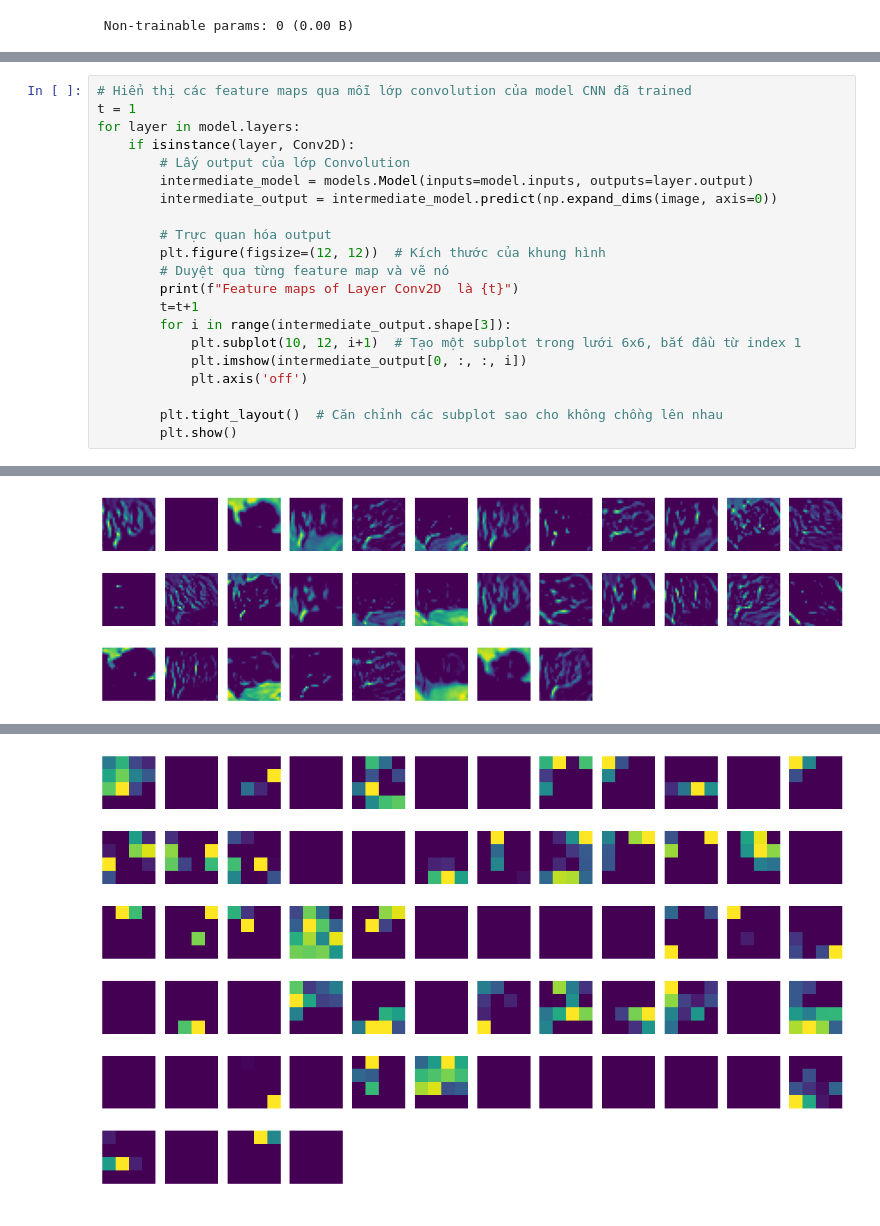
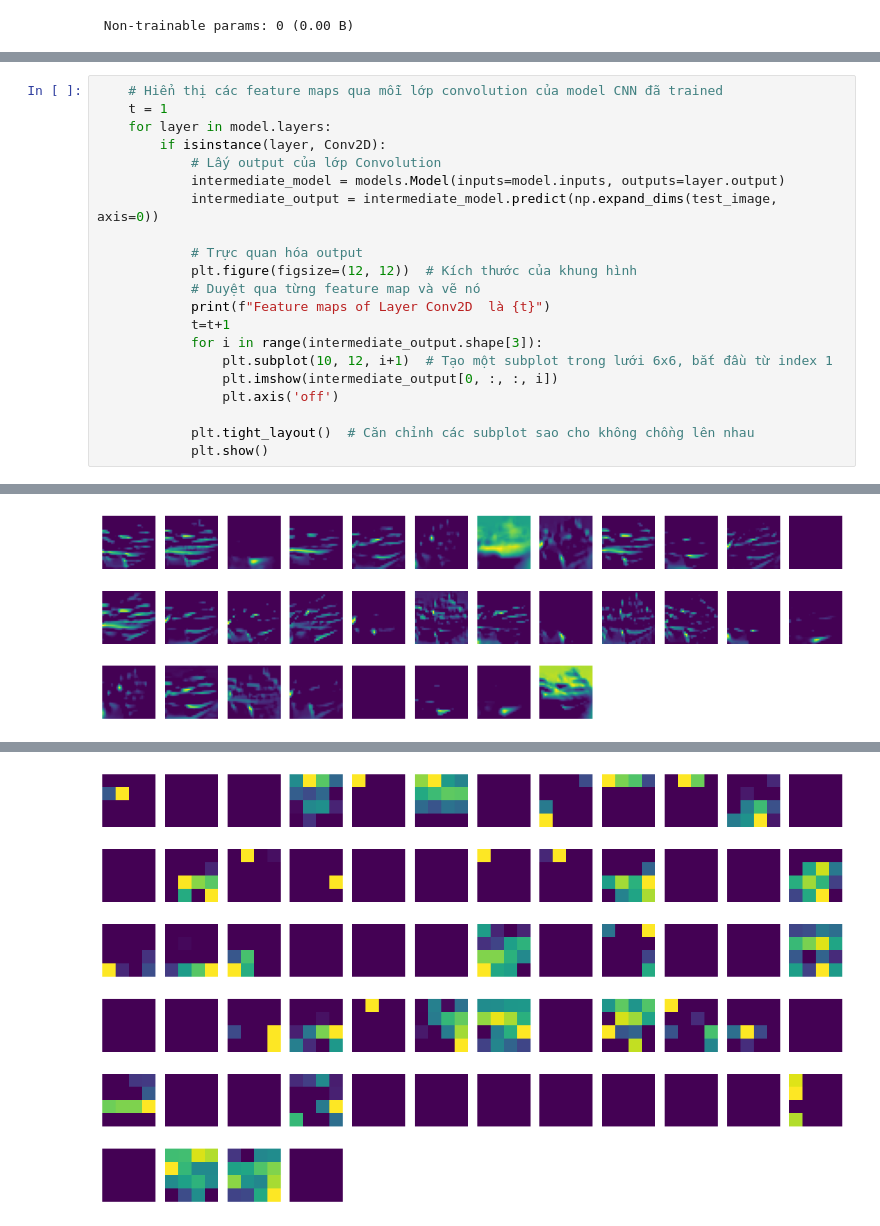
Before and after one commit to hihieu04/Convolutional_neural_network, a Jupyter notebook: Bacsic_CNN.ipynb, the cells around one changed output, grey strips where cells are left out. Cells and saved outputs as stored; diff of their text form.

```diff
--- a/Bacsic_CNN.ipynb
+++ b/Bacsic_CNN.ipynb
@@ -147,22 +148,22 @@ NameError: name 'test_images' is not defined
 # %%
-# Hiển thị các feature maps qua mỗi lớp convolution của model CNN đã trained
-t = 1
-for layer in model.layers:
-    if isinstance(layer, Conv2D):
-        # Lấy output của lớp Convolution
-        intermediate_model = models.Model(inputs=model.inputs, outputs=layer.output)
-        intermediate_output = intermediate_model.predict(np.expand_dims(image, axis=0))
+    # Hiển thị các feature maps qua mỗi lớp convolution của model CNN đã trained
+    t = 1
+    for layer in model.layers:
+        if isinstance(layer, Conv2D):
+            # Lấy output của lớp Convolution
+            intermediate_model = models.Model(inputs=model.inputs, outputs=layer.output)
+            intermediate_output = intermediate_model.predict(np.expand_dims(test_image, axis=0))
 
-        # Trực quan hóa output
-        plt.figure(figsize=(12, 12))  # Kích thước của khung hình
-        # Duyệt qua từng feature map và vẽ nó
-        print(f"Feature maps of Layer Conv2D  là {t}")
-        t=t+1
-        for i in range(intermediate_output.shape[3]):
-            plt.subplot(10, 12, i+1)  # Tạo một subplot trong lưới 6x6, bắt đầu từ index 1
-            plt.imshow(intermediate_output[0, :, :, i])
-            plt.axis('off')
+            # Trực quan hóa output
+            plt.figure(figsize=(12, 12))  # Kích thước của khung hình
+            # Duyệt qua từng feature map và vẽ nó
+            print(f"Feature maps of Layer Conv2D  là {t}")
+            t=t+1
+            for i in range(intermediate_output.shape[3]):
+                plt.subplot(10, 12, i+1)  # Tạo một subplot trong lưới 6x6, bắt đầu từ index 1
+                plt.imshow(intermediate_output[0, :, :, i])
+                plt.axis('off')
 
-        plt.tight_layout()  # Căn chỉnh các subplot sao cho không chồng lên nhau
-        plt.show()
+            plt.tight_layout()  # Căn chỉnh các subplot sao cho không chồng lên nhau
+            plt.show()
 # %% [output]
@@ -171,2 +171,2 @@ WARNING:tensorflow:6 out of the last 10 calls to <function TensorFlowTrainer.mak
 Feature maps of Layer Conv2D  là 1
-[figure, old version]
+[figure, new version]
@@ -177,2 +177,2 @@ Feature maps of Layer Conv2D  là 2
 Feature maps of Layer Conv2D  là 3
-[figure, old version]
+[figure, new version]
```
Also changed, not shown: parts of 5 cells of this notebook, 1 other file.
